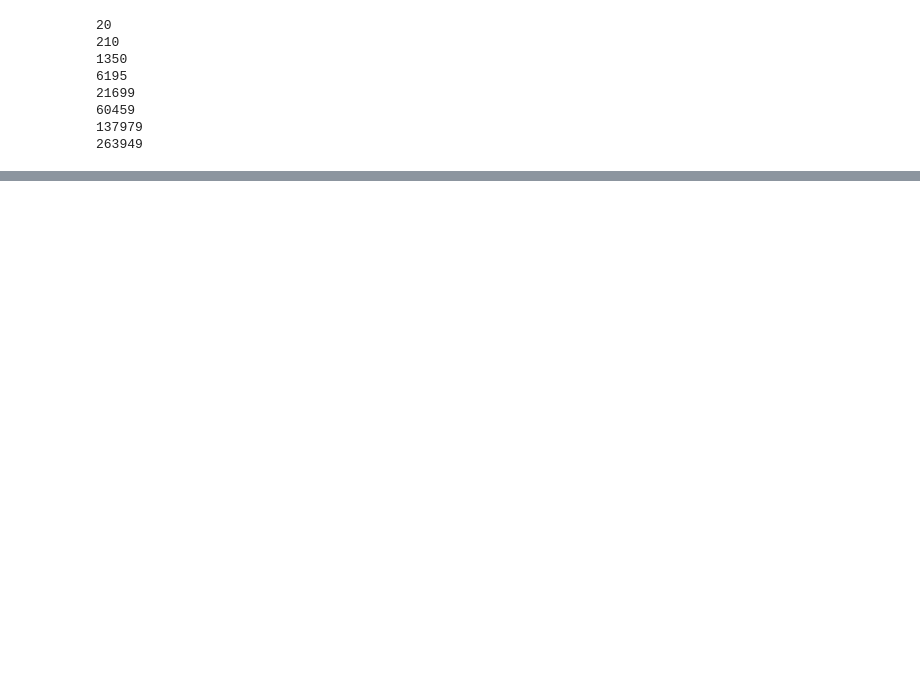
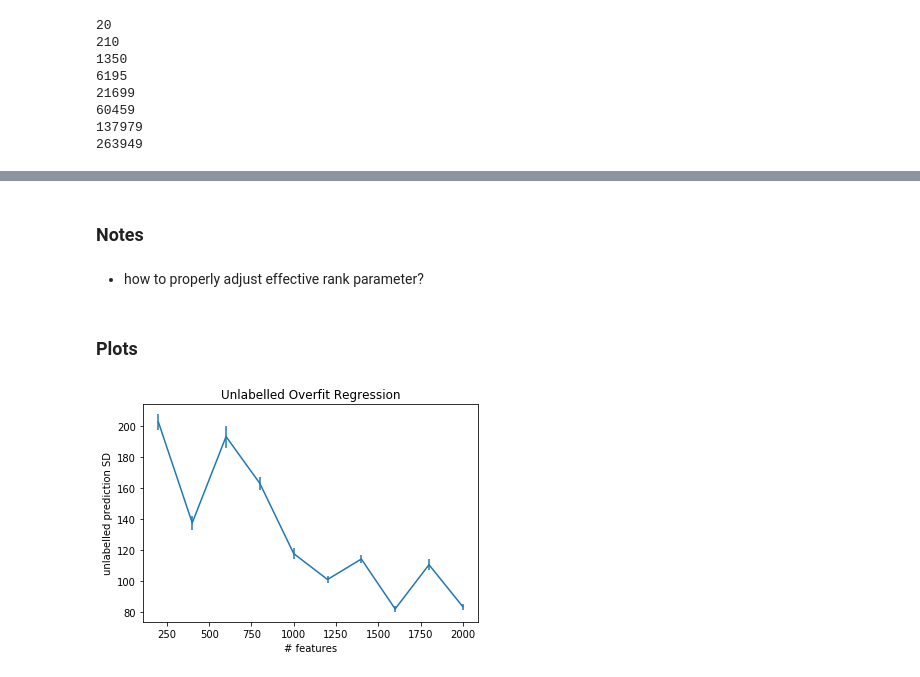
Before and after one commit to tliu526/overfitting, a Jupyter notebook: notebooks/overfit_notebook.ipynb, the cells around one changed output, grey strips where cells are left out. Cells and saved outputs as stored; diff of their text form; code cells hidden in the pictures; blank space fills up the shorter version.

```diff
--- a/notebooks/overfit_notebook.ipynb
+++ b/notebooks/overfit_notebook.ipynb
@@ -185,0 +613,12 @@ for pipe in pipelines:
+# %%
+def generate_reg_data(n_train, n_test, **kwargs):
+    n_samples = n_train + n_test
+    reg_X, reg_y = make_regression(n_samples=n_samples, **kwargs)
+
+    reg_train_X = reg_X[:n_train, :]
+    reg_train_y= reg_y[:n_train]
+
+    reg_test_X = reg_X[n_train:, :]
+    reg_test_y = reg_y[n_train:]
+
+    return reg_train_X, reg_train_y, reg_test_X, reg_test_y
@@ -185,0 +659,17 @@ for pipe in pipelines:
+# %%
+n_trials = 10
+# %%
+pred_stds = np.zeros((n_trials, len(reg_models)))
+for trial in range(n_trials):
+    for model_idx, reg_model in enumerate(reg_models):
+        n_features = feat_sizes[model_idx]
+        no_label_X = np.random.multivariate_normal(np.random.rand((n_features)),
+                                       cov=np.eye(n_features),
+                                       size=n_test)
+        predictions = reg_model.predict(no_label_X)
+        #reg_no_label_mean.append(np.mean(predictions))
+        pred_stds[trial, model_idx] = np.std(predictions)
+    print(trial)
+# %%
+avg_stds = np.mean(pred_stds, axis=0)
+std_stds = np.std(pred_stds, axis=0)
@@ -185,0 +680,14 @@ for pipe in pipelines:
+# %% [markdown]
+### Notes
+# %% [markdown]
+- how to properly adjust effective rank parameter?
+# %% [markdown]
+### Plots
+# %%
+plt.errorbar(feat_sizes, avg_stds, yerr=std_stds)
+plt.ylabel("unlabelled prediction SD")
+plt.xlabel("# features")
+plt.title("Unlabelled Overfit Regression")
+plt.show()
+# %% [output]
+[figure, added]
```
Also changed, not shown: parts of 54 cells of this notebook.
